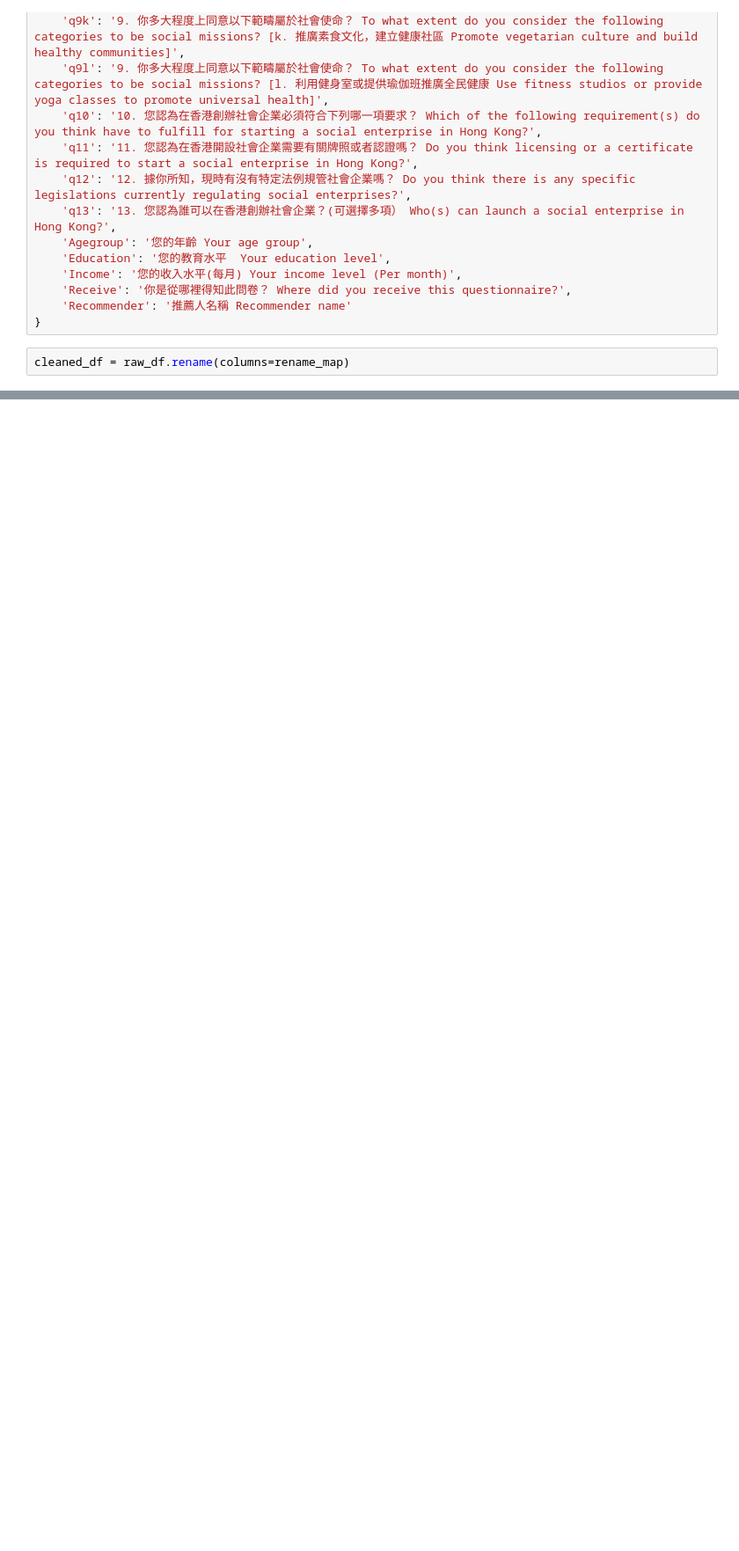
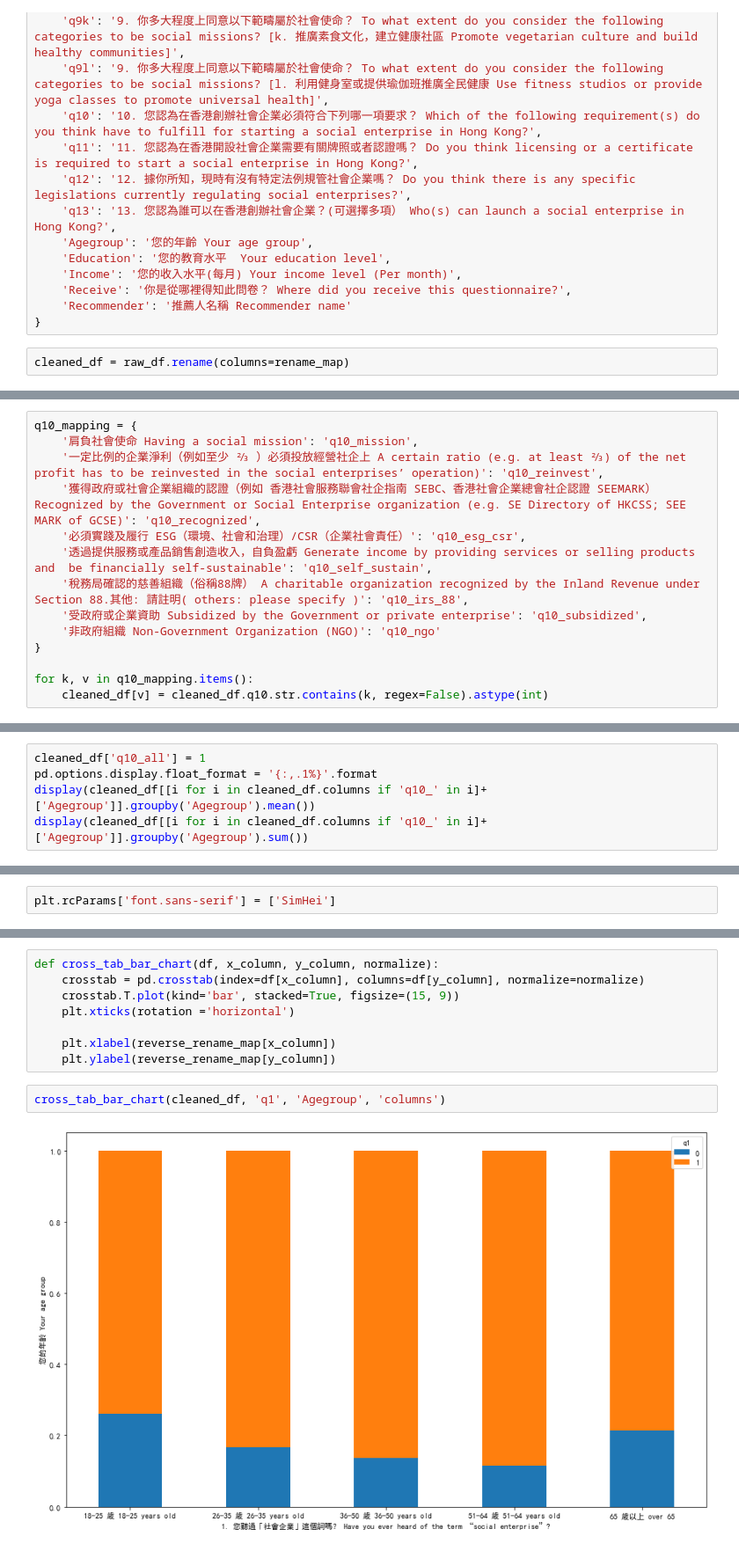
Before and after one commit to buthontingtimothy/gcse_001, a Jupyter notebook: data-analysis.ipynb, the cells around one changed output, grey strips where cells are left out. Shown at 88% size. Drawn from its saved outputs; the diff is of its cells as text; blank space fills up the shorter version.

Commit message:
add charts and crosstabs

```diff
--- a/data-analysis.ipynb
+++ b/data-analysis.ipynb
@@ -135,0 +137,14 @@ Name: count, dtype: int64
+# %%
+q10_mapping = {
+    '肩負社會使命 Having a social mission': 'q10_mission',
+    '一定比例的企業淨利（例如至少 ⅔ ）必須投放經營社企上 A certain ratio (e.g. at least ⅔) of the net profit has to be reinvested in the social enterprises’ operation)': 'q10_reinvest',
+    '獲得政府或社會企業組織的認證（例如 香港社會服務聯會社企指南 SEBC、香港社會企業總會社企認證 SEEMARK）Recognized by the Government or Social Enterprise organization (e.g. SE Directory of HKCSS; SEE MARK of GCSE)': 'q10_recognized',
+    '必須實踐及履行 ESG（環境、社會和治理）/CSR（企業社會責任）': 'q10_esg_csr',
+    '透過提供服務或產品銷售創造收入，自負盈虧 Generate income by providing services or selling products and  be financially self-sustainable': 'q10_self_sustain',
+    '稅務局確認的慈善組織（俗稱88牌） A charitable organization recognized by the Inland Revenue under Section 88.其他: 請註明( others: please specify )': 'q10_irs_88',
+    '受政府或企業資助 Subsidized by the Government or private enterprise': 'q10_subsidized',
+    '非政府組織 Non-Government Organization (NGO)': 'q10_ngo'
+}
+
+for k, v in q10_mapping.items():
+    cleaned_df[v] = cleaned_df.q10.str.contains(k, regex=False).astype(int)
@@ -135,0 +153,5 @@ Name: count, dtype: int64
+# %%
+cleaned_df['q10_all'] = 1
+pd.options.display.float_format = '{:,.1%}'.format
+display(cleaned_df[[i for i in cleaned_df.columns if 'q10_' in i]+['Agegroup']].groupby('Agegroup').mean())
+display(cleaned_df[[i for i in cleaned_df.columns if 'q10_' in i]+['Agegroup']].groupby('Agegroup').sum())
@@ -135,0 +173,2 @@ Name: count, dtype: int64
+# %%
+plt.rcParams['font.sans-serif'] = ['SimHei']
@@ -135,0 +206,12 @@ Name: count, dtype: int64
+# %%
+def cross_tab_bar_chart(df, x_column, y_column, normalize):
+    crosstab = pd.crosstab(index=df[x_column], columns=df[y_column], normalize=normalize)
+    crosstab.T.plot(kind='bar', stacked=True, figsize=(15, 9))
+    plt.xticks(rotation ='horizontal')
+
+    plt.xlabel(reverse_rename_map[x_column])
+    plt.ylabel(reverse_rename_map[y_column])
+# %%
+cross_tab_bar_chart(cleaned_df, 'q1', 'Agegroup', 'columns')
+# %% [output]
+[figure, added]
```
Also changed, not shown: parts of 10 cells of this notebook.
